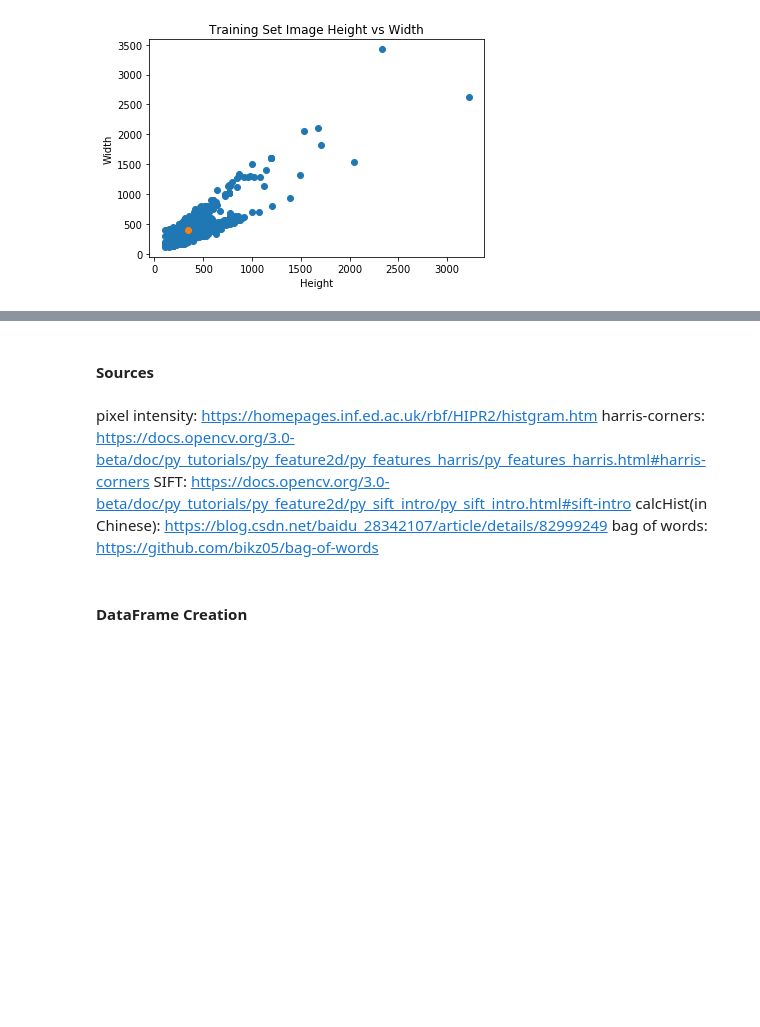
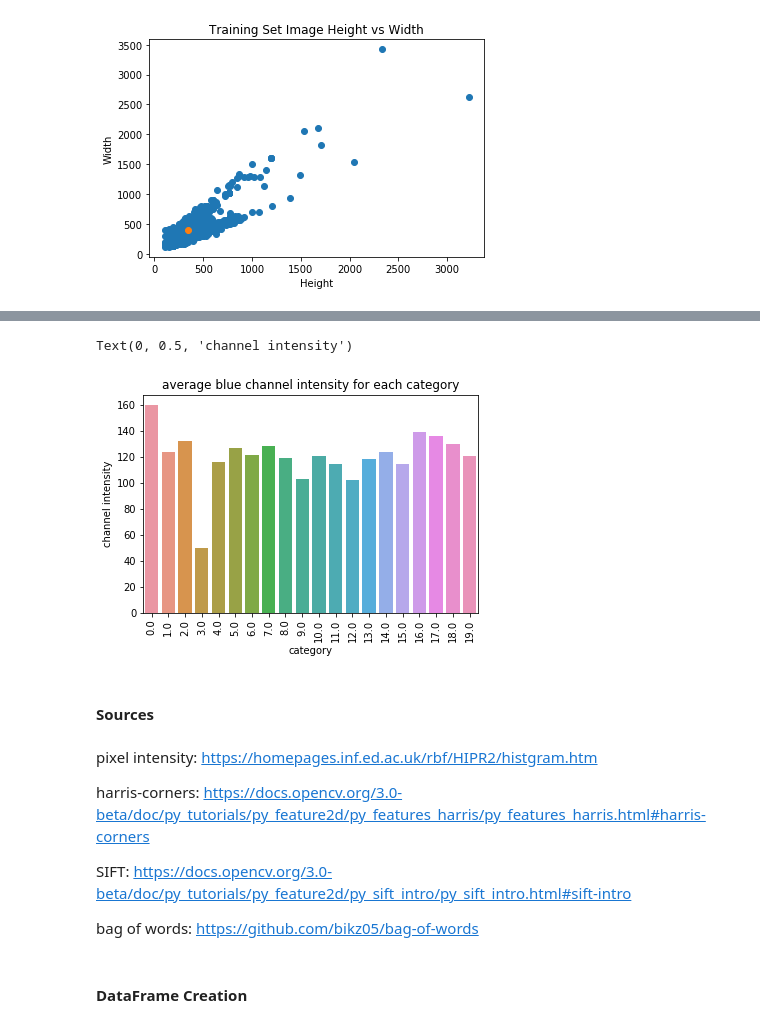
Before and after one commit to Chazzzzzzz/data100-final-project-2019, a Jupyter notebook: GradProject_NB2.ipynb, the cells around one changed output, grey strips where cells are left out. Drawn from its saved outputs; the diff is of its cells as text; code cells hidden in the pictures; blank space fills up the shorter version.

```diff
--- a/GradProject_NB2.ipynb
+++ b/GradProject_NB2.ipynb
@@ -157,10 +220,32 @@ plt.show()
+# %%
+blue_avg = []
+for image in train['Pictures']:
+    blue_avg.append(np.mean(image, axis=(0, 1))[1])
+
+blue_avg = pd.Series(blue_avg)
+encoding = train["Encoding"]
+
+frame = { 'blue_avg': blue_avg, 'encoding': encoding }
+result = pd.DataFrame(frame)
+result = result.groupby("encoding").mean()
+result = result.reset_index()
+sns.barplot(x="encoding", y="blue_avg", data=result)
+plt.xticks(rotation=90)
+plt.title("average blue channel intensity for each category")
+plt.xlabel("category")
+plt.ylabel("channel intensity")
+# %% [output]
+Text(0, 0.5, 'channel intensity')
+[figure, added]
 # %% [markdown]
 <h4> Sources </h4>
 # %% [markdown]
 pixel intensity: https://homepages.inf.ed.ac.uk/rbf/HIPR2/histgram.htm
+
 harris-corners: https://docs.opencv.org/3.0-beta/doc/py_tutorials/py_feature2d/py_features_harris/py_features_harris.html#harris-corners
+
 SIFT: https://docs.opencv.org/3.0-beta/doc/py_tutorials/py_feature2d/py_sift_intro/py_sift_intro.html#sift-intro
-calcHist(in Chinese): https://blog.csdn.net/baidu_28342107/article/details/82999249
+
 bag of words: https://github.com/bikz05/bag-of-words
 # %% [markdown]
 <h4> DataFrame Creation </h4>
```
Also changed, not shown: parts of 4 cells of this notebook, 6 other files.
